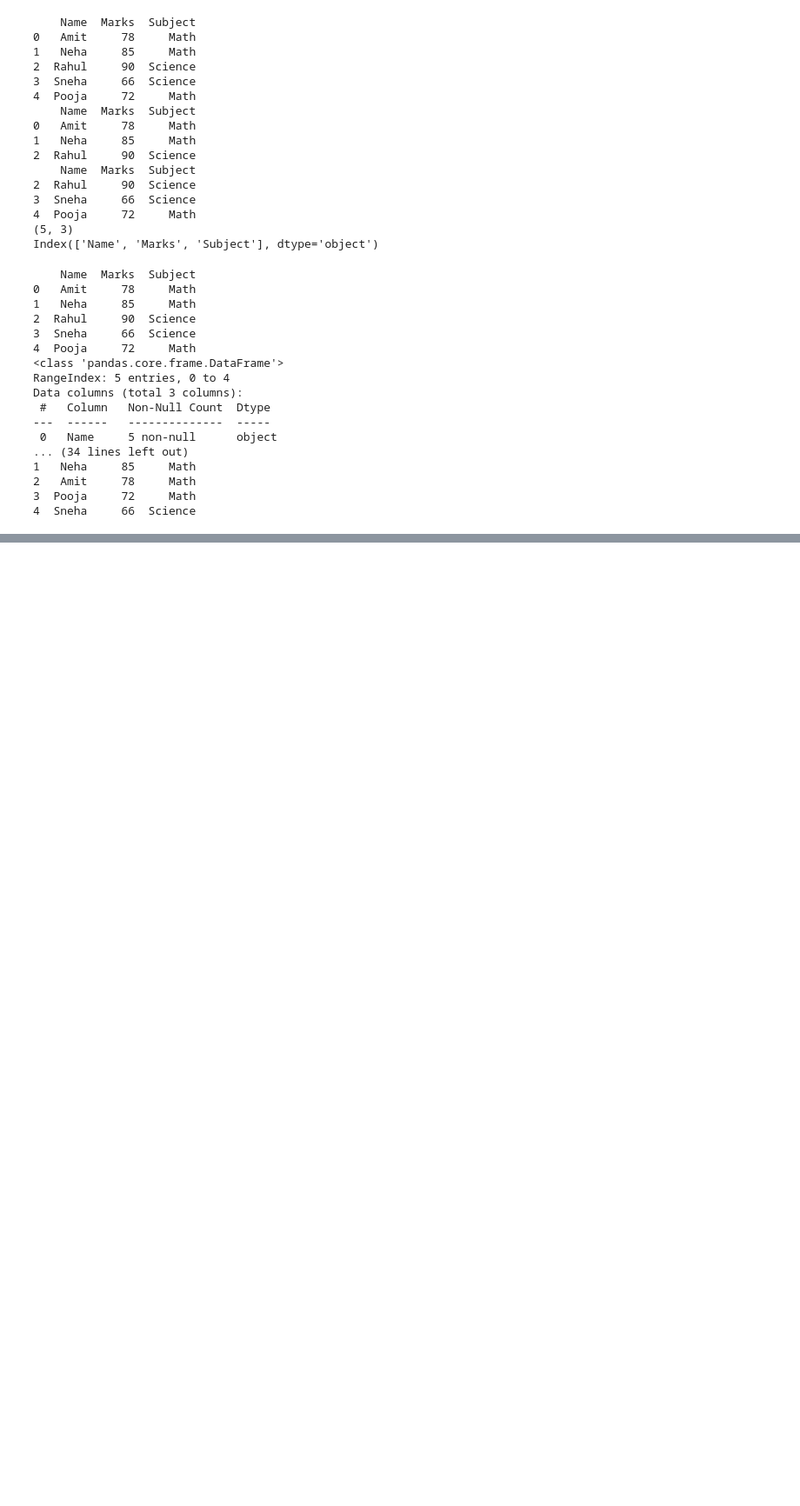
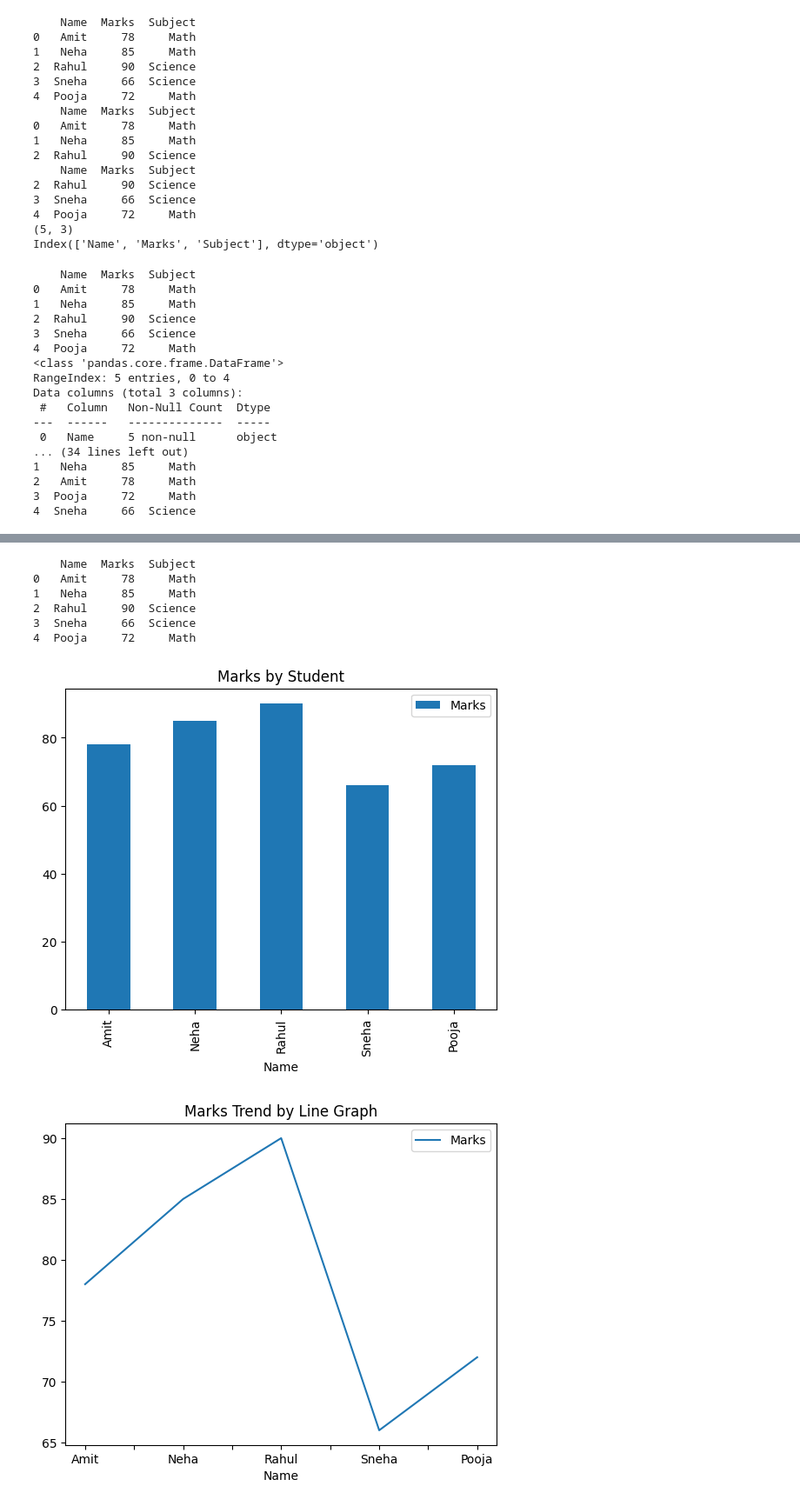
Before and after one commit to Legendkiller9855/GENRATIVE_AI, a Jupyter notebook: Assignment_10_Pandas(Series,DataFrame,Functions,Filtering&Analysis).ipynb, the cells around one changed output, grey strips where cells are left out. Shown at 87% size. Drawn from its saved outputs; the diff is of its cells as text; code cells hidden in the pictures; blank space fills up the shorter version.

```diff
--- a/Assignment_10_Pandas(Series,DataFrame,Functions,Filtering&Analysis).ipynb
+++ b/Assignment_10_Pandas(Series,DataFrame,Functions,Filtering&Analysis).ipynb
@@ -229,0 +299,32 @@ print(dataframe)
+# %%
+#TASK - 8 : PANDAS PLOTTING(SIMPLE GRAPHS)
+
+import pandas as pd
+import matplotlib.pyplot as plt # Import matplotlib for showing plots
+
+students = {'Name':['Amit','Neha','Rahul','Sneha','Pooja'],
+            'Marks':[78,85,90,66,72],
+            'Subject':['Math','Math','Science','Science','Math']}
+dataframe = pd.DataFrame(students)
+print(dataframe)
+
+#Plot a bar graph of student names vs marks
+dataframe.plot(kind='bar', x='Name', y='Marks', title='Marks by Student')
+plt.show()
+
+#Plot a line graph of marks
+dataframe.plot(kind='line', x='Name', y='Marks', title='Marks Trend by Line Graph')
+plt.show()
+
+#Plot a histogram of marks
+dataframe.plot(kind='hist', x='Name', y='Marks', title='Marks Trend by Histogram')
+plt.show()
+# %% [output]
+    Name  Marks  Subject
+0   Amit     78     Math
+1   Neha     85     Math
+2  Rahul     90  Science
+3  Sneha     66  Science
+4  Pooja     72     Math
+[figure, added]
+[figure, added]
```
Also changed, not shown: parts of 4 cells of this notebook.
